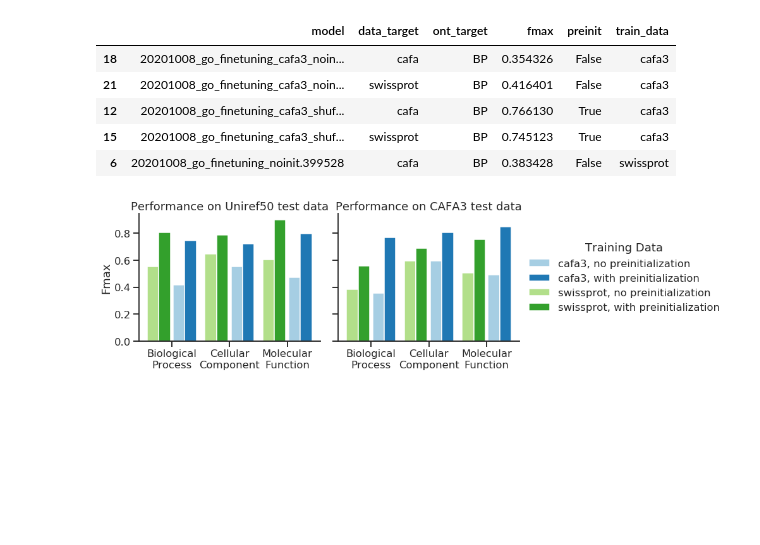
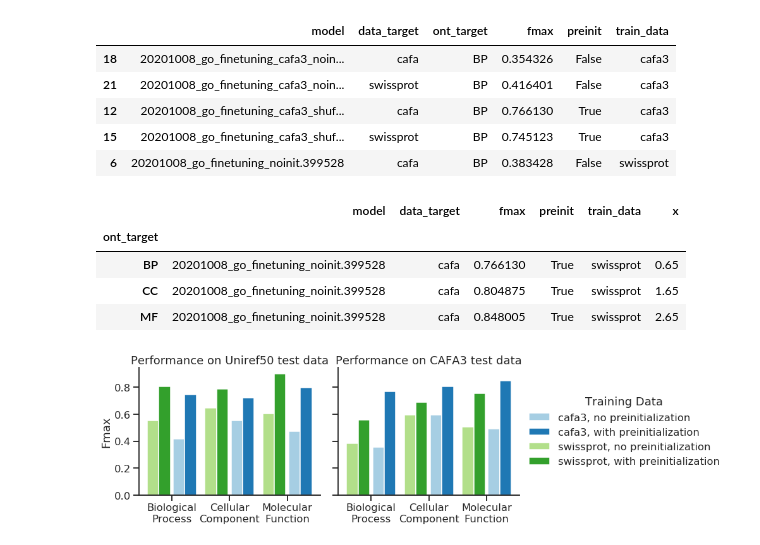
Before and after one commit to pstjohn/uniparc_modeling, a Jupyter notebook: go_annotation/plot_test.ipynb, the cells around one changed output. Drawn from its saved outputs; the diff is of its cells as text; code cells hidden in the pictures; blank space fills up the shorter version.

```diff
--- a/go_annotation/plot_test.ipynb
+++ b/go_annotation/plot_test.ipynb
@@ -106,6 +106,14 @@ fmax['x'] += (fmax['train_data'] == 'cafa3') * offset_dataset
 # %%
 fmax_cafa = fmax[fmax.data_target == 'cafa'].copy()
 fmax_swissprot = fmax[fmax.data_target == 'swissprot'].copy()
+# %%
+fmax[fmax.data_target == 'cafa'].groupby('ont_target').max()
+# %% [output]
+|  | model | data_target | fmax | preinit | train_data | x |
+| ont_target |  |  |  |  |  |  |
+| BP | 20201008_go_finetuning_noinit.399528 | cafa | 0.766130 | True | swissprot | 0.65 |
+| CC | 20201008_go_finetuning_noinit.399528 | cafa | 0.804875 | True | swissprot | 1.65 |
+| MF | 20201008_go_finetuning_noinit.399528 | cafa | 0.848005 | True | swissprot | 2.65 |
 # %%
 fig, (ax1, ax) = plt.subplots(figsize=(14,4), ncols=2, sharey=True)
 for (labels, df), color in zip(fmax[fmax.data_target == 'swissprot'].groupby(['train_data', 'preinit']), sns.color_palette("Paired")):
```
Also changed, not shown: parts of 2 cells of this notebook, 9 other files.
